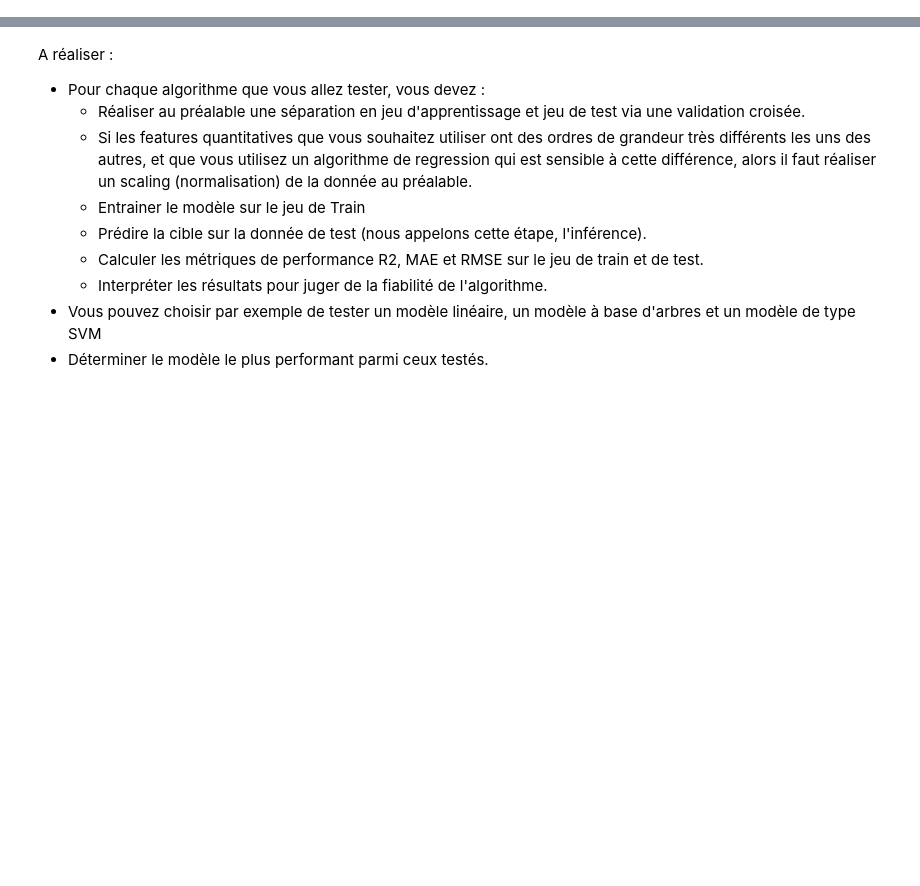
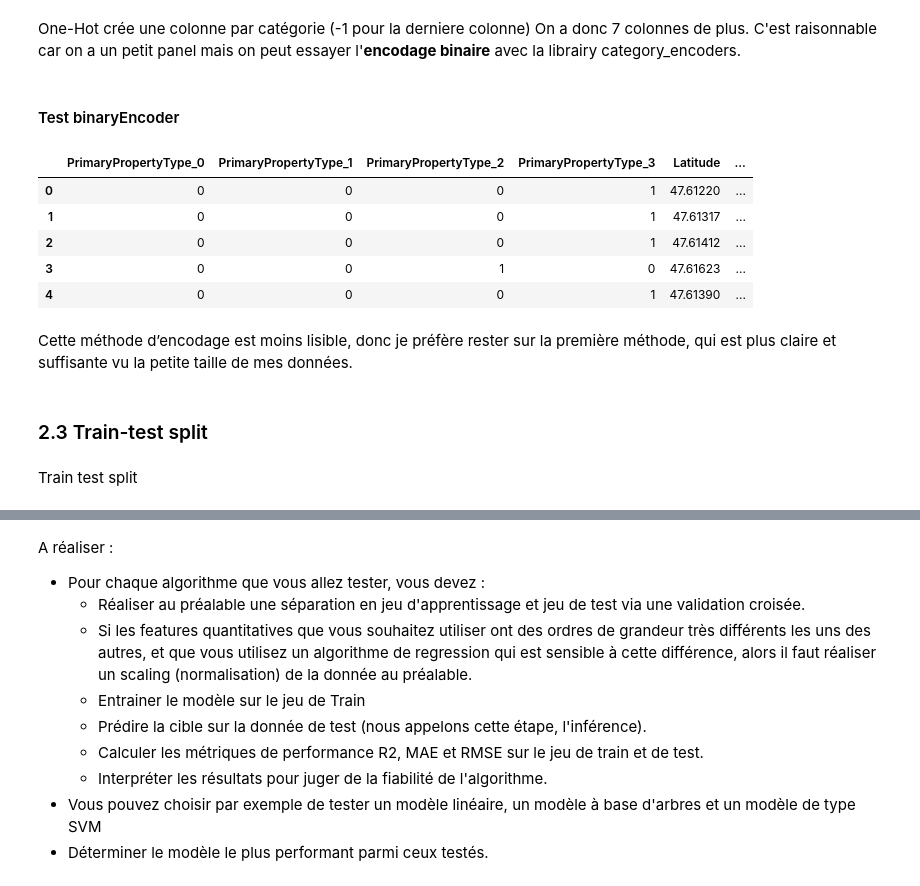
Before and after one commit to Solisdata/projet6_ml_api, a Jupyter notebook: 2_modelisation_supervisée.ipynb, the cells around one changed output, grey strips where cells are left out. Drawn from its saved outputs; the diff is of its cells as text; code cells hidden in the pictures; blank space fills up the shorter version.

```diff
--- a/2_modelisation_supervisée.ipynb
+++ b/2_modelisation_supervisée.ipynb
@@ -11,3 +6,0 @@ Ajout des options - pour voir l'ensemble des colonnes
-# %%
-pd.set_option('display.max_columns', None)
-pd.set_option('display.max_rows', None)
@@ -167,0 +61,2 @@ A réaliser :
+# %%
+df_building_clean = pd.read_csv('data/building_clean.csv')
@@ -167,0 +144,23 @@ A réaliser :
+# %% [markdown]
+One-Hot crée une colonne par catégorie (-1 pour la derniere colonne) On a donc 7 colonnes de plus. C'est raisonnable car on a un petit panel mais on peut essayer l'**encodage binaire** avec la librairy category_encoders.
+# %% [markdown]
+#### Test binaryEncoder
+# %%
+from category_encoders.binary import BinaryEncoder
+
+encoder = BinaryEncoder(cols=['PrimaryPropertyType'], return_df=True)
+X_binary_encoded = encoder.fit_transform(df_building_clean)
+X_binary_encoded.head()
+# %% [output]
+|  | PrimaryPropertyType_0 | PrimaryPropertyType_1 | PrimaryPropertyType_2 | PrimaryPropertyType_3 | Latitude | ... |
+| 0 | 0 | 0 | 0 | 1 | 47.61220 | ... |
+| 1 | 0 | 0 | 0 | 1 | 47.61317 | ... |
+| 2 | 0 | 0 | 0 | 1 | 47.61412 | ... |
+| 3 | 0 | 0 | 1 | 0 | 47.61623 | ... |
+| 4 | 0 | 0 | 0 | 1 | 47.61390 | ... |
+# %% [markdown]
+Cette méthode d’encodage est moins lisible, donc je préfère rester sur la première méthode, qui est plus claire et suffisante vu la petite taille de mes données.
+# %% [markdown]
+### 2.3 Train-test split
+# %% [markdown]
+Train test split
```
Also changed, not shown: parts of 71 cells of this notebook.
